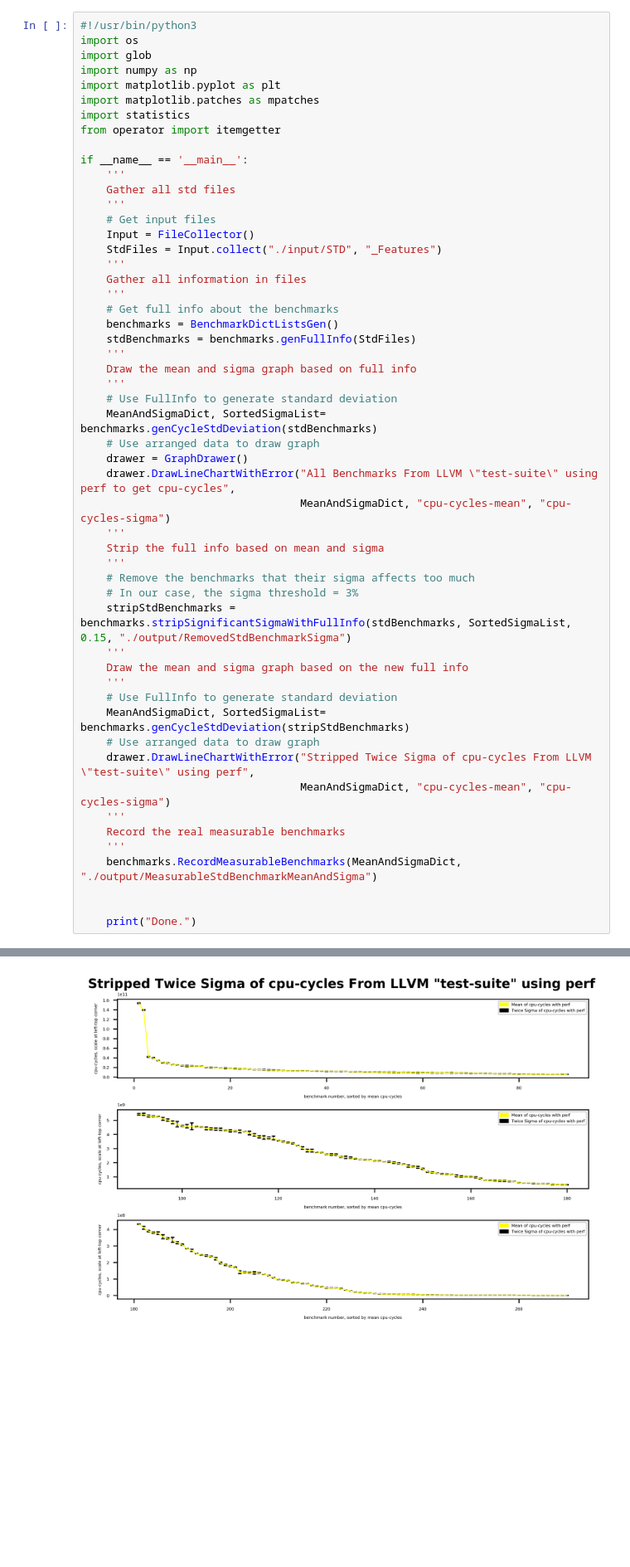
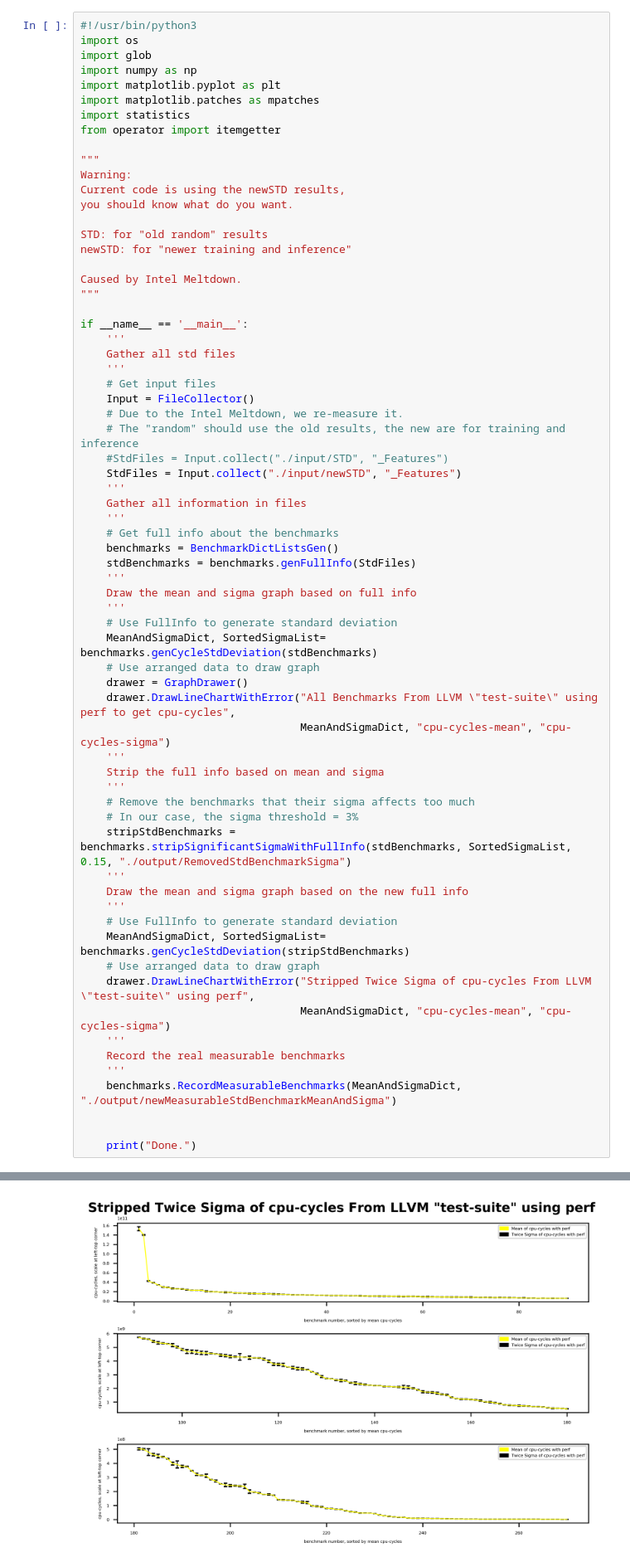
Before and after one commit to JaredCJR/ThesisTools, a Jupyter notebook: RandomSelect/LLVMTestSuiteScript/GraphGen/genGraphAnalysis.ipynb, the cells around one changed output, grey strips where cells are left out. Shown at 83% size. Drawn from its saved outputs; the diff is of its cells as text; blank space fills up the shorter version.

```diff
--- a/RandomSelect/LLVMTestSuiteScript/GraphGen/genGraphAnalysis.ipynb
+++ b/RandomSelect/LLVMTestSuiteScript/GraphGen/genGraphAnalysis.ipynb
@@ -533,13 +533,27 @@ import matplotlib.patches as mpatches
 import statistics
 from operator import itemgetter
 
+"""
+Warning:
+Current code is using the newSTD results,
+you should know what do you want.
+
+STD: for "old random" results
+newSTD: for "newer training and inference"
+
+Caused by Intel Meltdown.
+"""
+
 if __name__ == '__main__':
     '''
     Gather all std files
     '''
     # Get input files
     Input = FileCollector()
-    StdFiles = Input.collect("./input/STD", "_Features")
+    # Due to the Intel Meltdown, we re-measure it.
+    # The "random" should use the old results, the new are for training and inference
+    #StdFiles = Input.collect("./input/STD", "_Features")
+    StdFiles = Input.collect("./input/newSTD", "_Features")
     '''
     Gather all information in files
     '''
@@ -572,7 +586,7 @@ if __name__ == '__main__':
     '''
     Record the real measurable benchmarks
     '''
-    benchmarks.RecordMeasurableBenchmarks(MeanAndSigmaDict, "./output/MeasurableStdBenchmarkMeanAndSigma")
+    benchmarks.RecordMeasurableBenchmarks(MeanAndSigmaDict, "./output/newMeasurableStdBenchmarkMeanAndSigma")
 
 
     print("Done.")
@@ -582,4 +596,4 @@ Collect 100 files
-[figure, old version]
+[figure, new version]
 Done.
 # %%
 #!/usr/bin/python3
```
Also changed, not shown: parts of 1 cell of this notebook, 2 other files.
